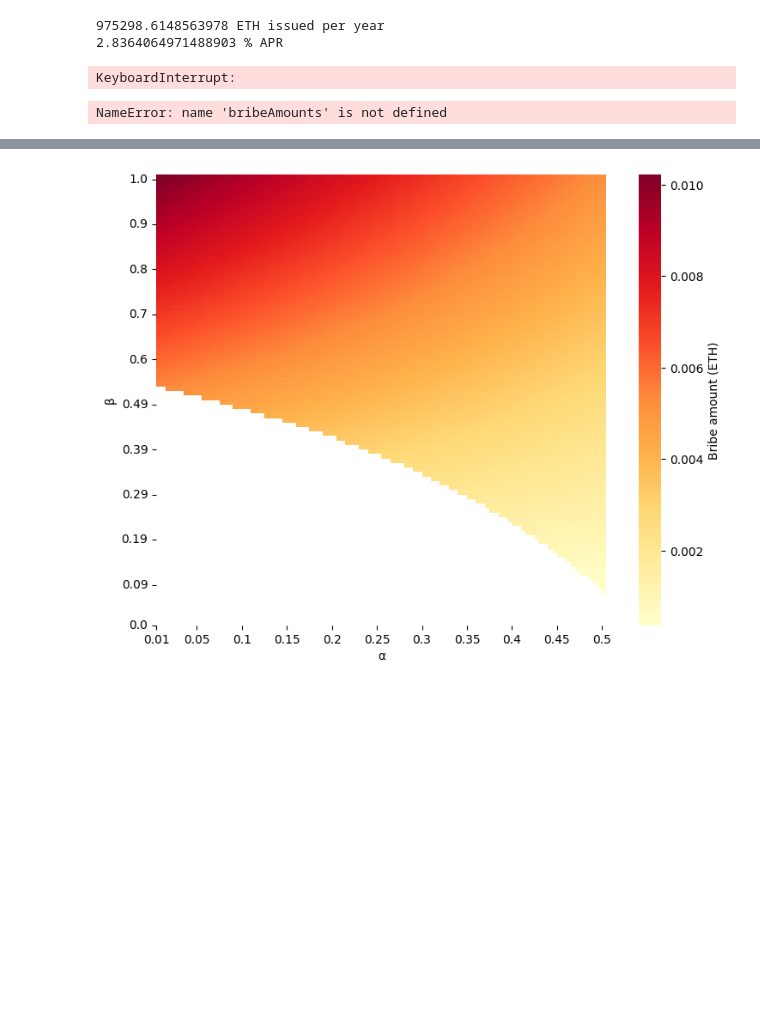
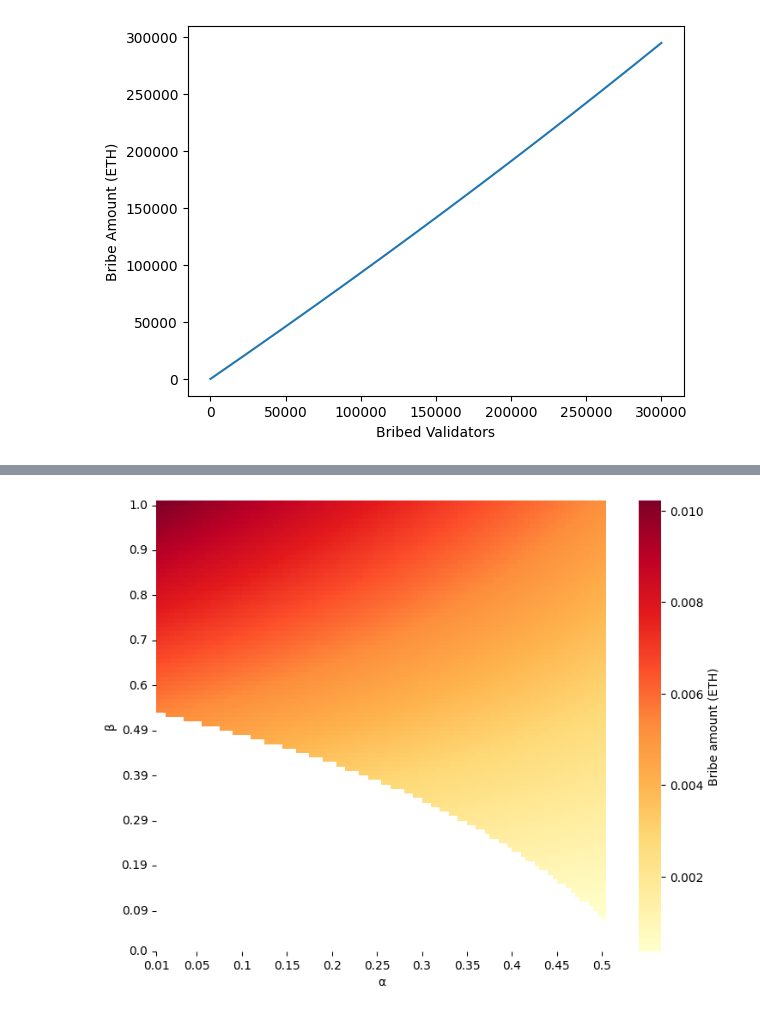
Before and after one commit to 0xSooki/bribery-zoo, a Jupyter notebook: Figures/playground.ipynb, the cells around one changed output, grey strips where cells are left out. Drawn from its saved outputs; the diff is of its cells as text; code cells hidden in the pictures; blank space fills up the shorter version.

```diff
--- a/Figures/playground.ipynb
+++ b/Figures/playground.ipynb
@@ -49,12 +49,6 @@ attestation_reward_per_validator = (b / 64) * 57 / 1e9  # ETH
 ## Relevant Pectra-EIPs for this work
 ## EIP-7002
 ## EIP-7549 Move the committee index out of the signature: more efficient attestation/signature aggregation
-# %%
-print(maxIssuancePerYear,"ETH issued per year")
-print(APR,"% APR")
-# %% [output]
-975298.6148563978 ETH issued per year
-2.8364064971488903 % APR
 # %%
 def getMaxIssuancePerYear(noOfValidators):
     return 940.8659*math.sqrt(noOfValidators)
@@ -64,15 +58,13 @@ def getAPR(noOfValidators):
-# %%
-nowValidators = 1074533
-noOfBribedValidators = 300000
-oneYearRewards = [32*getAPR(i)/100 for i in range(nowValidators,nowValidators-noOfBribedValidators,-1)]
-bribeAmounts = [sum(oneYearRewards[:i]) for i in range(len(oneYearRewards))]
-# %% [output]
-KeyboardInterrupt:
-# %%
-plt.plot(bribeAmounts)
-plt.xlabel("$\#$Bribed Validators")
-plt.ylabel("Bribe Amount (ETH)")
-plt.show()
-# %% [output]
-NameError: name 'bribeAmounts' is not defined
+# %%
+noOfBribedValidators = 300000
+
+oneYearRewards = [32 * getAPR(i) / 100 for i in range(noOfValidators, noOfValidators - noOfBribedValidators, -1)]
+bribeAmounts = np.cumsum(oneYearRewards)
+
+plt.plot(bribeAmounts)
+plt.xlabel("Bribed Validators")
+plt.ylabel("Bribe Amount (ETH)")
+plt.show()
+# %% [output]
+[figure, added]
 # %%
```
Also changed, not shown: parts of 34 cells of this notebook.
